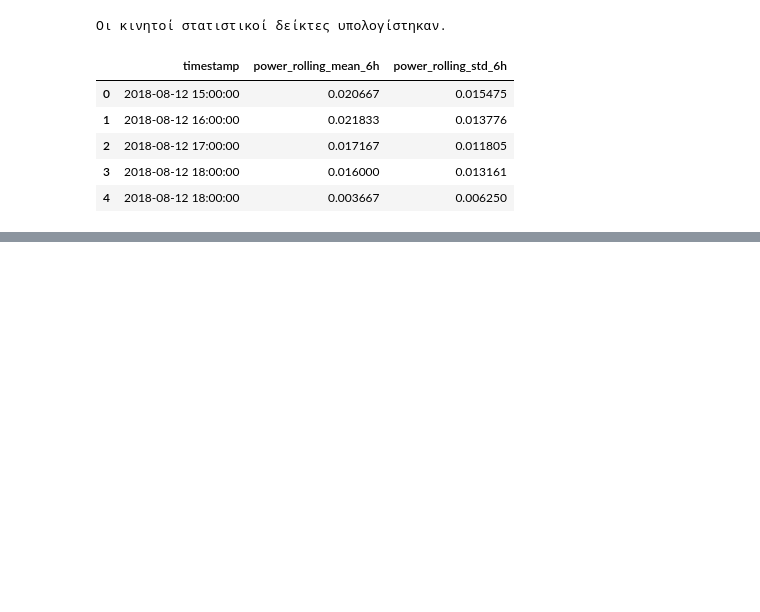
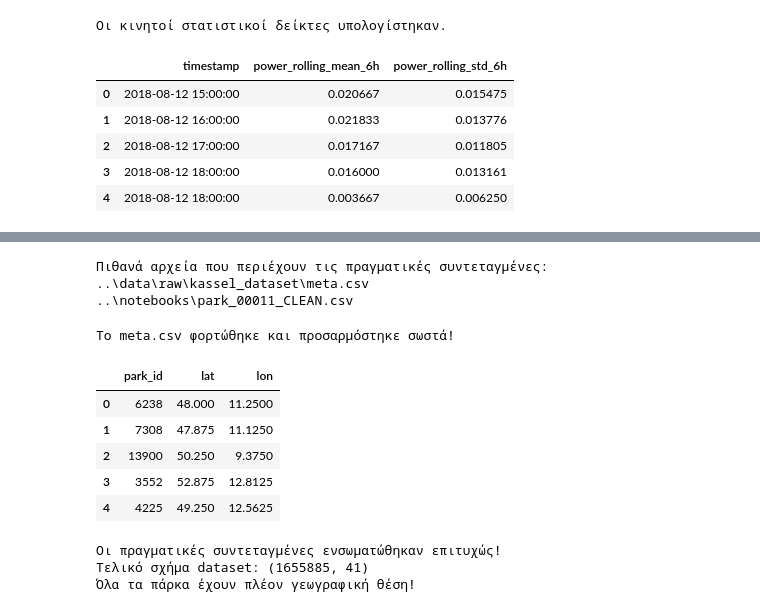
Before and after one commit to Dionysis33/WindPower_DigitalTwin, a Jupyter notebook: notebooks/04_feature_engineering_and_graph_construction.ipynb, the cells around one changed output, grey strips where cells are left out. Drawn from its saved outputs; the diff is of its cells as text; code cells hidden in the pictures; blank space fills up the shorter version.

```diff
--- a/notebooks/04_feature_engineering_and_graph_construction.ipynb
+++ b/notebooks/04_feature_engineering_and_graph_construction.ipynb
@@ -155,0 +221,66 @@ display(df_master[['timestamp', 'power_rolling_mean_6h', 'power_rolling_std_6h']
+# %%
+# Cell 8: Αναζήτηση Mapping File σε όλο το project
+import glob
+
+# Ψάχνουμε για οποιοδήποτε αρχείο CSV που μπορεί να περιέχει πληροφορίες πάρκων
+all_csvs = glob.glob('../**/*.csv', recursive=True)
+metadata_candidates = [f for f in all_csvs if any(word in f.lower() for word in ['info', 'park', 'meta', 'station', 'coord'])]
+
+print("Πιθανά αρχεία που περιέχουν τις πραγματικές συντεταγμένες:")
+for f in metadata_candidates:
+    print(f)
+# %% [output]
+Πιθανά αρχεία που περιέχουν τις πραγματικές συντεταγμένες:
+..\data\raw\kassel_dataset\meta.csv
+..\notebooks\park_00011_CLEAN.csv
+# %%
+# Cell 9: Σωστή Φόρτωση και Προετοιμασία του Mapping File
+META_PATH = '../data/raw/kassel_dataset/meta.csv'
+
+try:
+    # Χρησιμοποιούμε κόμμα (,) και μετατρέπουμε το loc_id σε string για σίγουρο merge
+    df_meta = pd.read_csv(META_PATH, sep=',')
+
+    # Μετονομασία στηλών για να ταιριάζουν με το df_master
+    df_meta = df_meta.rename(columns={
+        'loc_id': 'park_id',
+        'long': 'lon'
+    })
+
+    # Κρατάμε μόνο τις απαραίτητες στήλες
+    df_meta = df_meta[['park_id', 'lat', 'lon']]
+
+    print("Το meta.csv φορτώθηκε και προσαρμόστηκε σωστά!")
+    display(df_meta.head())
+except Exception as e:
+    print(f"Σφάλμα: {e}")
+# %% [output]
+Το meta.csv φορτώθηκε και προσαρμόστηκε σωστά!
+|  | park_id | lat | lon |
+| 0 | 6238 | 48.000 | 11.2500 |
+| 1 | 7308 | 47.875 | 11.1250 |
+| 2 | 13900 | 50.250 | 9.3750 |
+| 3 | 3552 | 52.875 | 12.8125 |
+| 4 | 4225 | 49.250 | 12.5625 |
+# %%
+# Cell 10: Ενσωμάτωση Πραγματικών Συντεταγμένων
+# Μετατροπή των κλειδιών σε int για απόλυτη συμβατότητα στο merge
+df_master['park_id'] = df_master['park_id'].astype(int)
+df_meta['park_id'] = df_meta['park_id'].astype(int)
+
+# Merge: Προσθέτουμε lat και lon στο κύριο dataset
+df_master = df_master.merge(df_meta, on='park_id', how='left')
+
+print("Οι πραγματικές συντεταγμένες ενσωματώθηκαν επιτυχώς!")
+print(f"Τελικό σχήμα dataset: {df_master.shape}")
+
+# Έλεγχος αν κάποιο πάρκο δεν βρήκε συντεταγμένες
+missing_coords = df_master['lat'].isna().sum()
+if missing_coords > 0:
+    print(f"Προσοχή: {missing_coords} γραμμές έχουν NaN στις συντεταγμένες.")
+else:
+    print("Όλα τα πάρκα έχουν πλέον γεωγραφική θέση!")
+# %% [output]
+Οι πραγματικές συντεταγμένες ενσωματώθηκαν επιτυχώς!
+Τελικό σχήμα dataset: (1655885, 41)
+Όλα τα πάρκα έχουν πλέον γεωγραφική θέση!
```
Also changed, not shown: parts of 4 cells of this notebook.
